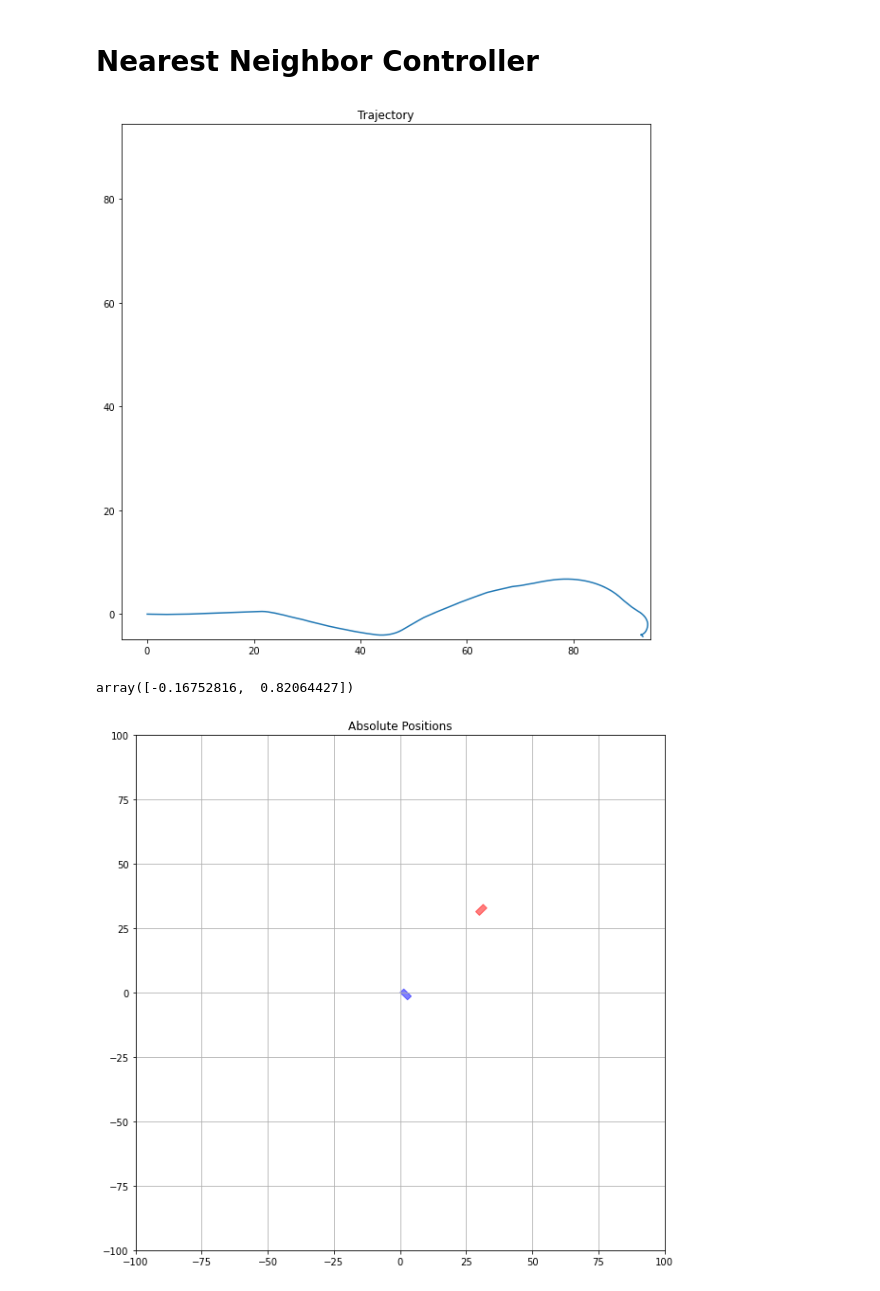
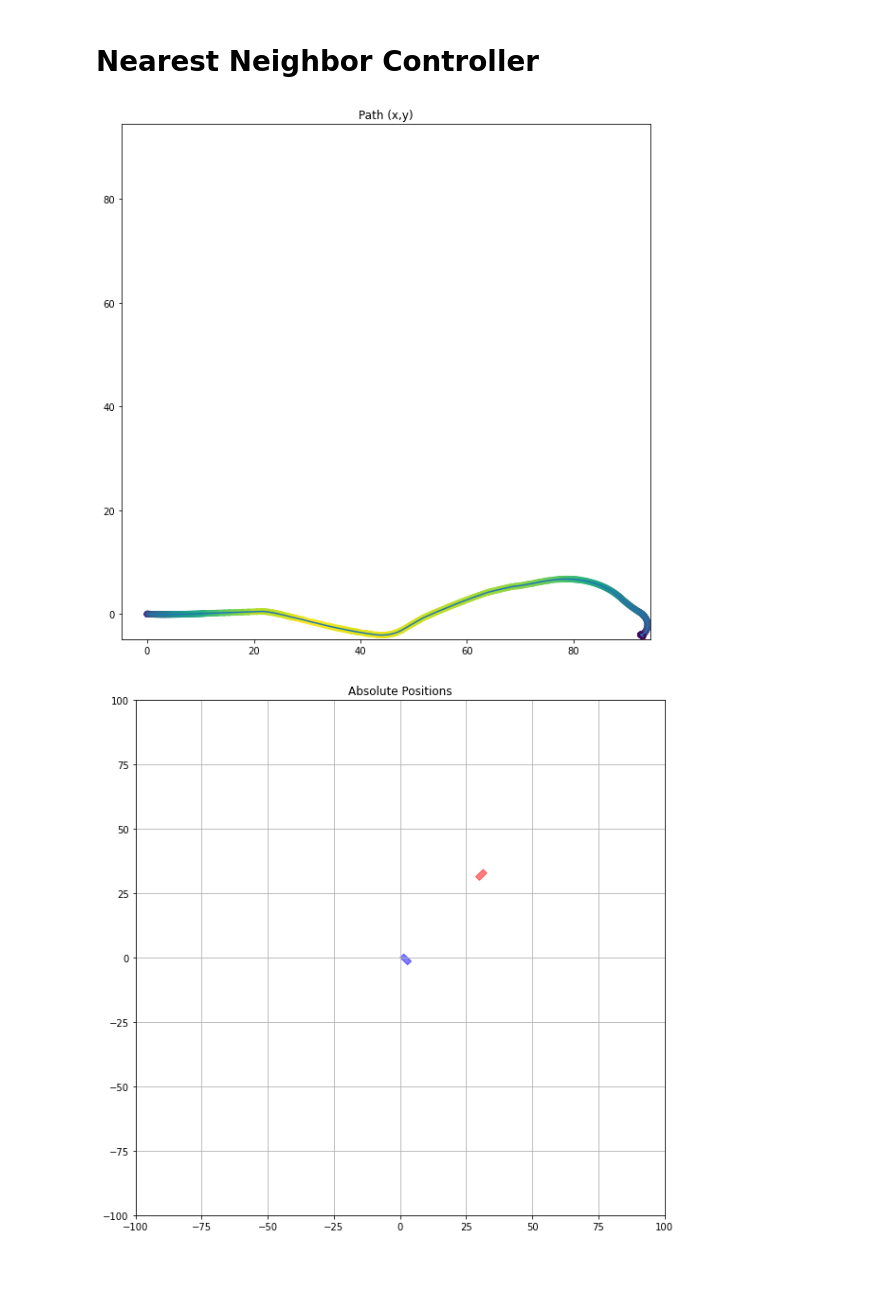
Before and after one commit to freiremelgiz/ECE539_FinalProject, a Jupyter notebook: Nearest Neighbor Controller.ipynb, the cells around one changed output. Cells and saved outputs as stored; diff of their text form; code cells hidden in the pictures.

```diff
--- a/Nearest Neighbor Controller.ipynb
+++ b/Nearest Neighbor Controller.ipynb
@@ -12,23 +12,20 @@ X_raw,y = dataset.Dataset.load('data5-3000.csv')
 # %%
 controllerClass = neighbor_controller.NeighborController(X_raw, y)
 targetState = np.array([100, 0, 0, 0])
 
-def controller(state):
-    return controllerClass.getControl(state.T, targetState.T)
+def controller(initState, targetState):
+    return controllerClass.getControl(initState.T, targetState.T)
 
 sim = simulation.Simulation(
-       np.array([0.0, 0.0, 0.0, 0.0]),
-       10.0,
-       controller)
+    np.array([0.0, 0.0, 0.0, 0.0]),
+    targetState,
+    10.0,
+    controller)
 
 sim.runSimulation(30.0, quiet=True)
-simulation.plotSimulation(sim)
+simulation.plot_path(sim)
 # %% [output]
-[figure, old version]
+[figure, new version]
-# %%
-controllerClass.getControl(np.array([0, 0, 0, 0]).T, np.array([40, 0, 0, 0]).T)
-# %% [output]
-array([-0.16752816,  0.82064427])
 # %%
 init = np.array([0, 0, 0, -np.pi/4])
 final = np.array([30, 30, 10, np.pi/4])
```
Also changed, not shown: 4 other files.
